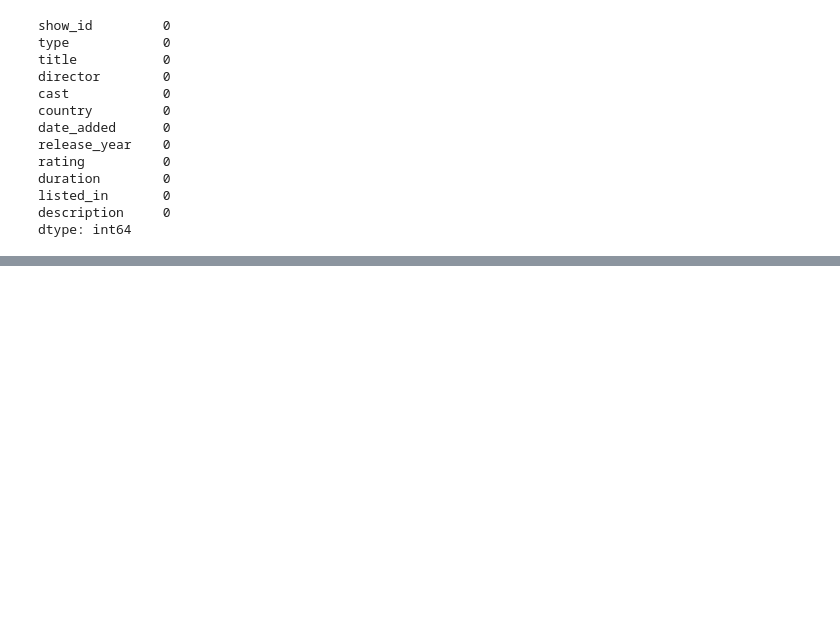
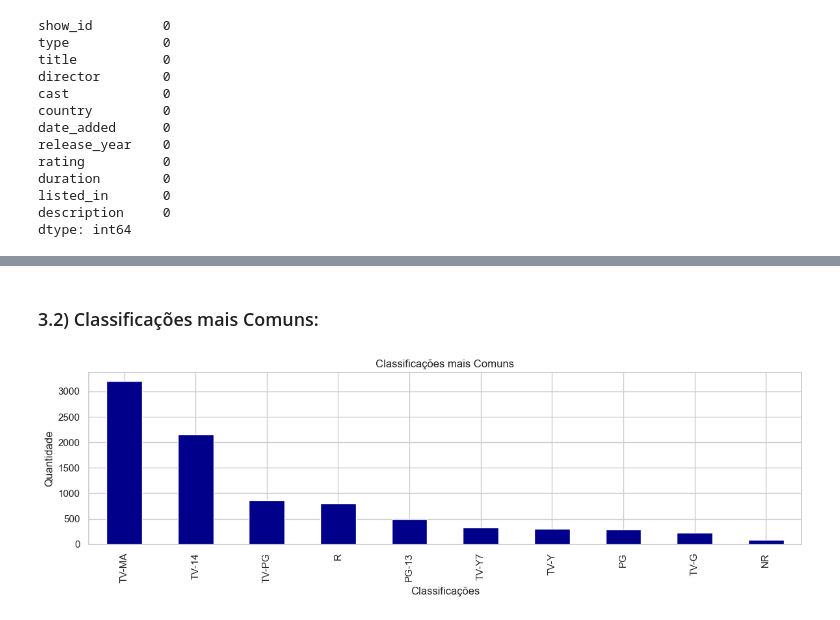
Before and after one commit to JoalysonLima/netflix-eda, a Jupyter notebook: Analisys_Netflix_Dataset.ipynb, the cells around one changed output, grey strips where cells are left out. Cells and saved outputs as stored; diff of their text form; code cells hidden in the pictures; blank space fills up the shorter version.

```diff
--- a/Analisys_Netflix_Dataset.ipynb
+++ b/Analisys_Netflix_Dataset.ipynb
@@ -149,0 +195,9 @@ dtype: int64
+# %% [markdown]
+### 3.2) Classificações mais Comuns:
+# %%
+df['rating'].value_counts().head(10).plot(kind='bar', title='Classificações mais Comuns', color='darkblue', figsize=(12,4))
+plt.xlabel('Classificações')
+plt.ylabel('Quantidade')
+plt.tight_layout()
+# %% [output]
+[figure, added]
```
Also changed, not shown: parts of 43 cells of this notebook.
